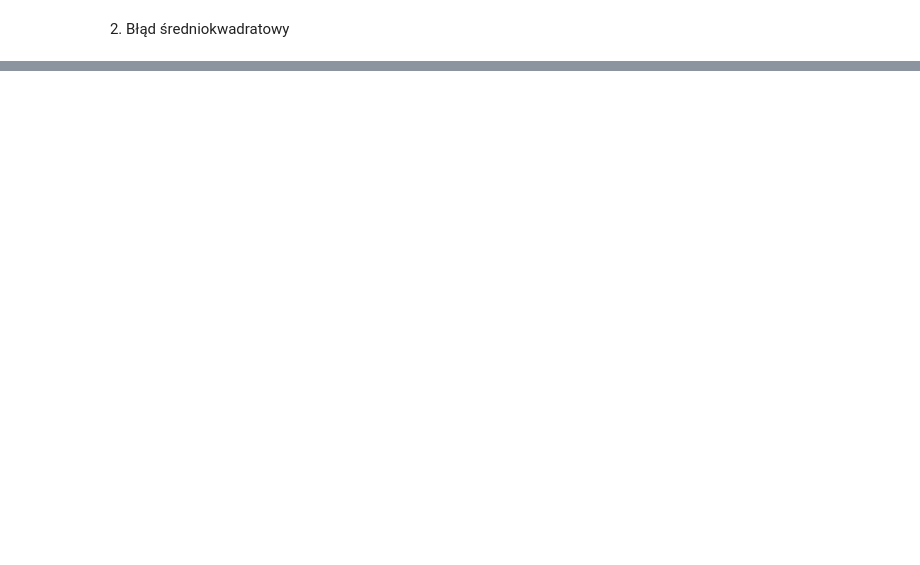
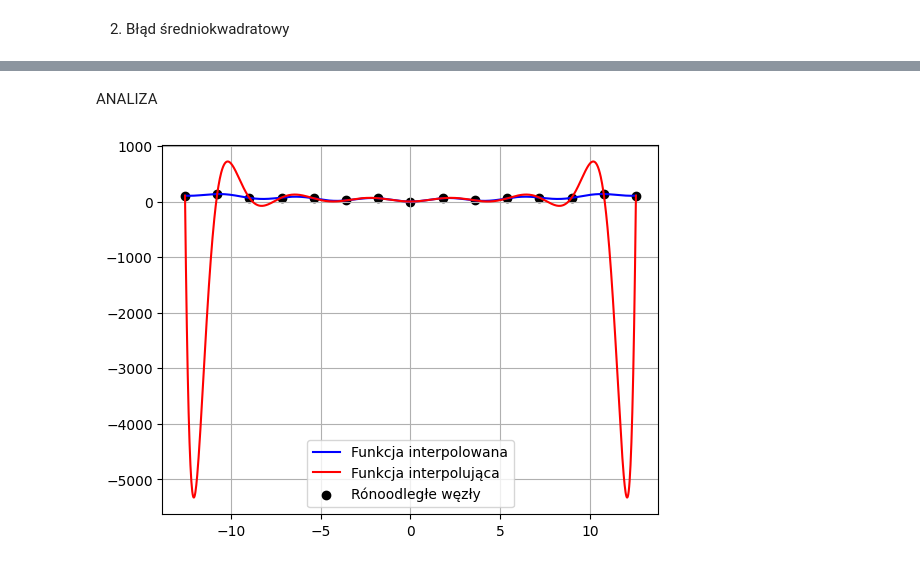
Before and after one commit to JakubFr4czek/MOwNiT, a Jupyter notebook: Lab2/lab2.ipynb, the cells around one changed output, grey strips where cells are left out. Cells and saved outputs as stored; diff of their text form; code cells hidden in the pictures; blank space fills up the shorter version.

```diff
--- a/Lab2/lab2.ipynb
+++ b/Lab2/lab2.ipynb
@@ -398,0 +381,7 @@ interpolation_mean_difference(newton_interpolation, get_chebyshev_nodes, 1000)
+# %% [markdown]
+ANALIZA
+# %%
+interpolate(lagrange_interpolation, get_evenly_distributed, 15, 1000, 'Rónoodległe węzły')
+plt.show()
+# %% [output]
+[figure, added]
```
Also changed, not shown: parts of 25 cells of this notebook, 4 other files.
